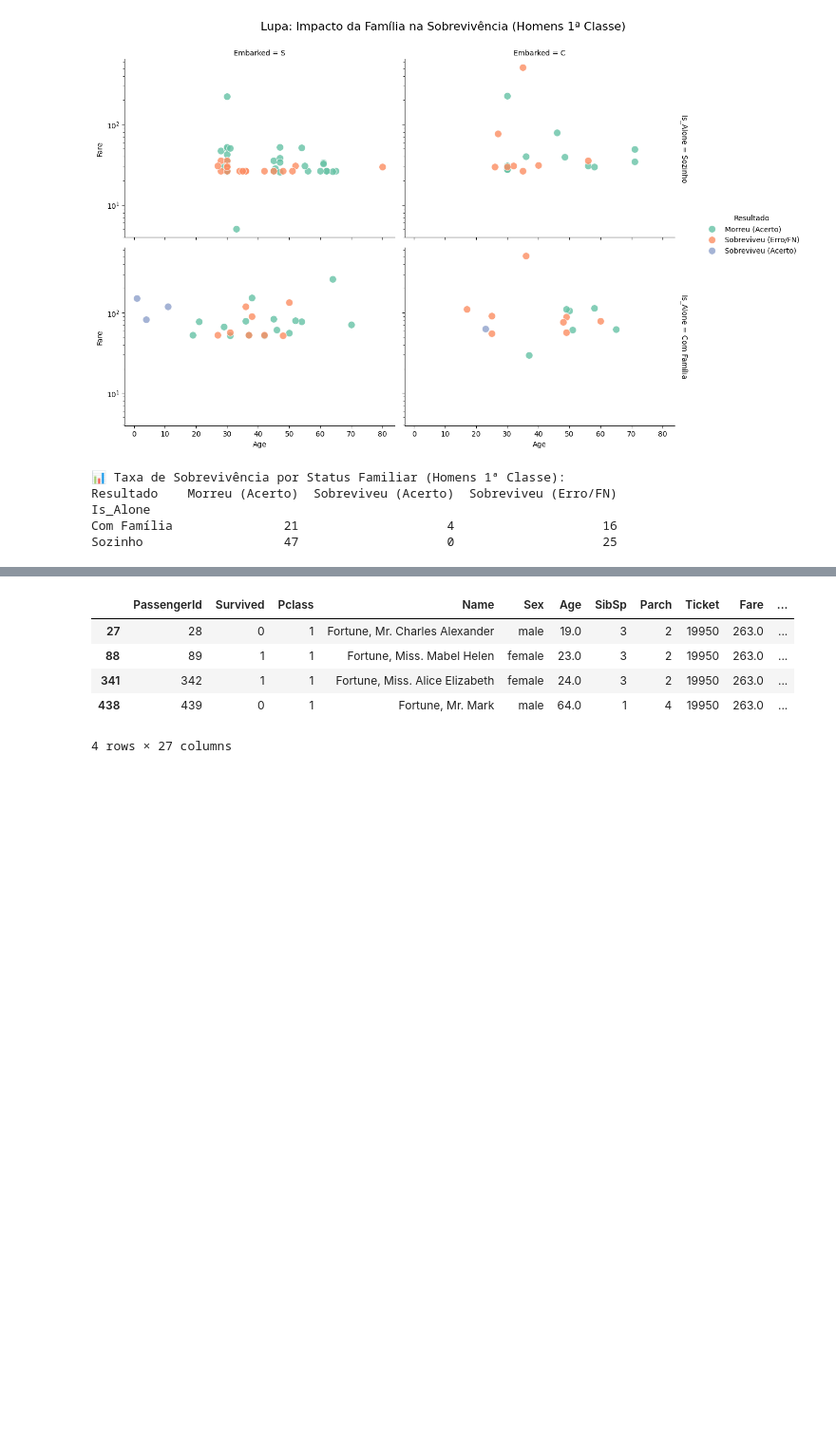
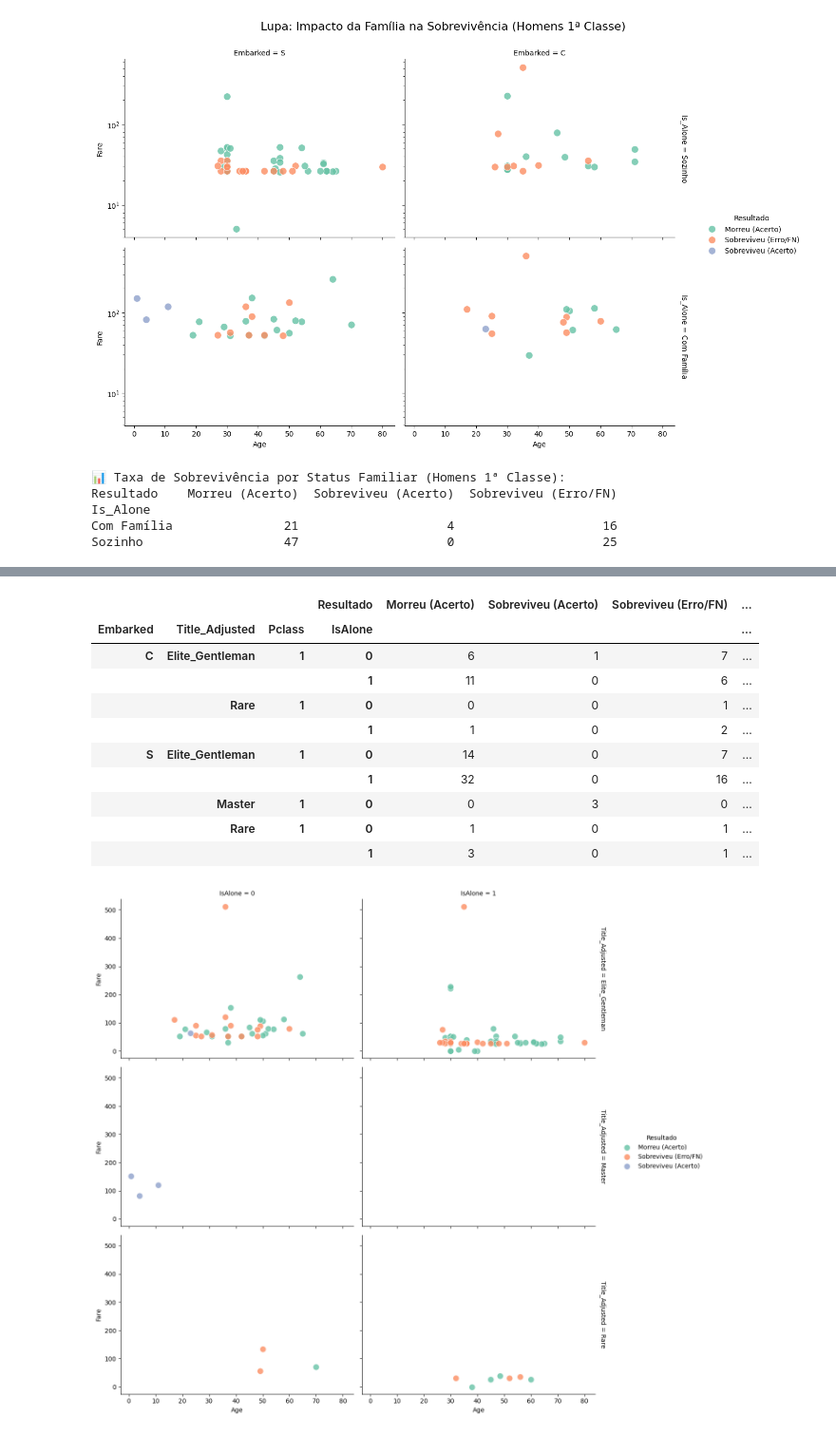
Before and after one commit to zehclaudio/Kaggle, a Jupyter notebook: titanic-tutorial-pipelines-and-ensemble.ipynb, the cells around one changed output, grey strips where cells are left out. Shown at 95% size. Drawn from its saved outputs; the diff is of its cells as text; code cells hidden in the pictures; blank space fills up the shorter version.

```diff
--- a/titanic-tutorial-pipelines-and-ensemble.ipynb
+++ b/titanic-tutorial-pipelines-and-ensemble.ipynb
@@ -3551,9 +3472,33 @@ train_data[(train_data['Pclass'] == '1') & (train_data['Sex'] == 'male') & (trai
-# %%
-train_data[train_data['Surname'] == 'fortune']
-# %% [output]
-|  | PassengerId | Survived | Pclass | Name | Sex | Age | SibSp | Parch | Ticket | Fare | ... |
-| 27 | 28 | 0 | 1 | Fortune, Mr. Charles Alexander | male | 19.0 | 3 | 2 | 19950 | 263.0 | ... |
-| 88 | 89 | 1 | 1 | Fortune, Miss. Mabel Helen | female | 23.0 | 3 | 2 | 19950 | 263.0 | ... |
-| 341 | 342 | 1 | 1 | Fortune, Miss. Alice Elizabeth | female | 24.0 | 3 | 2 | 19950 | 263.0 | ... |
-| 438 | 439 | 0 | 1 | Fortune, Mr. Mark | male | 64.0 | 1 | 4 | 19950 | 263.0 | ... |
-4 rows × 27 columns
+# %%
+# Agora o groupby com mais níveis
+resumo_titulos_ext = (
+    df_male_elite_1cl
+    .groupby(['Embarked', 'Title_Adjusted', 'Pclass', 'IsAlone', 'Resultado'])
+    .size()
+    .unstack(fill_value=0)
+)
+
+# Adicionar coluna de Total
+resumo_titulos_ext['Total'] = resumo_titulos_ext.sum(axis=1)
+
+display(resumo_titulos_ext)
+
+g = sns.FacetGrid(df_male_elite_1cl, col="IsAlone", row="Title_Adjusted", hue="Resultado",
+                  palette="Set2", height=4, aspect=1.5, margin_titles=True)
+
+g.map(sns.scatterplot, "Age", "Fare", s=100, alpha=0.8)
+g.add_legend()
+plt.show()
+# %% [output]
+|  |  |  | Resultado | Morreu (Acerto) | Sobreviveu (Acerto) | Sobreviveu (Erro/FN) | ... |
+| Embarked | Title_Adjusted | Pclass | IsAlone |  |  |  | ... |
+| C | Elite_Gentleman | 1 | 0 | 6 | 1 | 7 | ... |
+|  |  |  | 1 | 11 | 0 | 6 | ... |
+|  | Rare | 1 | 0 | 0 | 0 | 1 | ... |
+|  |  |  | 1 | 1 | 0 | 2 | ... |
+| S | Elite_Gentleman | 1 | 0 | 14 | 0 | 7 | ... |
+|  |  |  | 1 | 32 | 0 | 16 | ... |
+|  | Master | 1 | 0 | 0 | 3 | 0 | ... |
+|  | Rare | 1 | 0 | 1 | 0 | 1 | ... |
+|  |  |  | 1 | 3 | 0 | 1 | ... |
+[figure, added]
```
Also changed, not shown: parts of 13 cells of this notebook.
